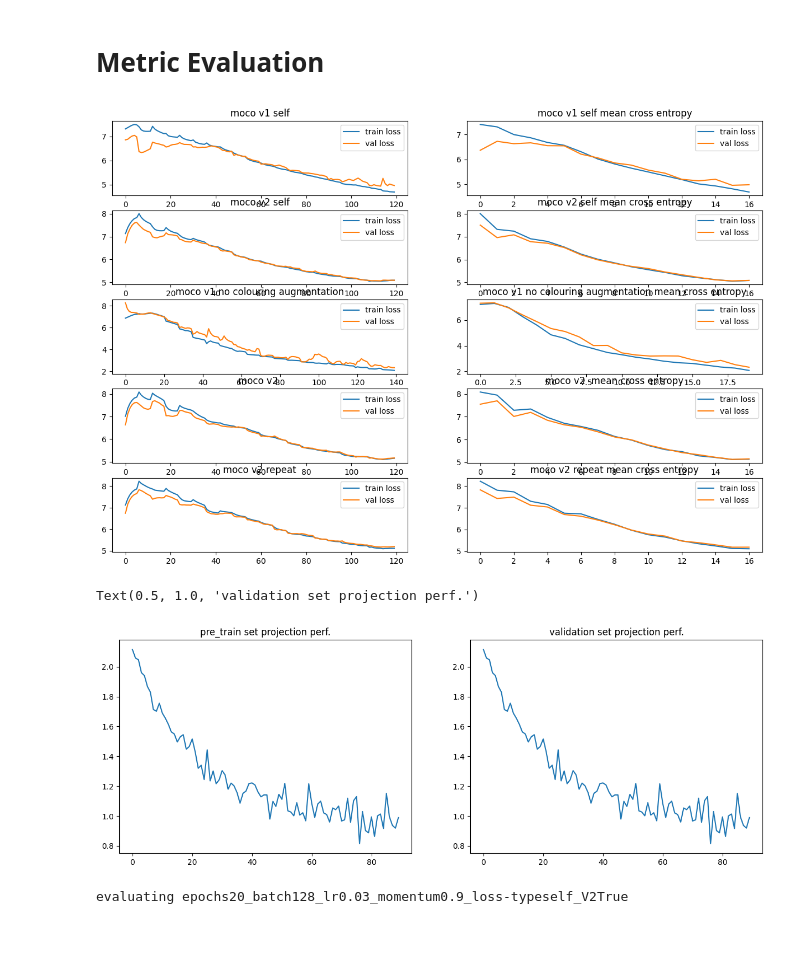
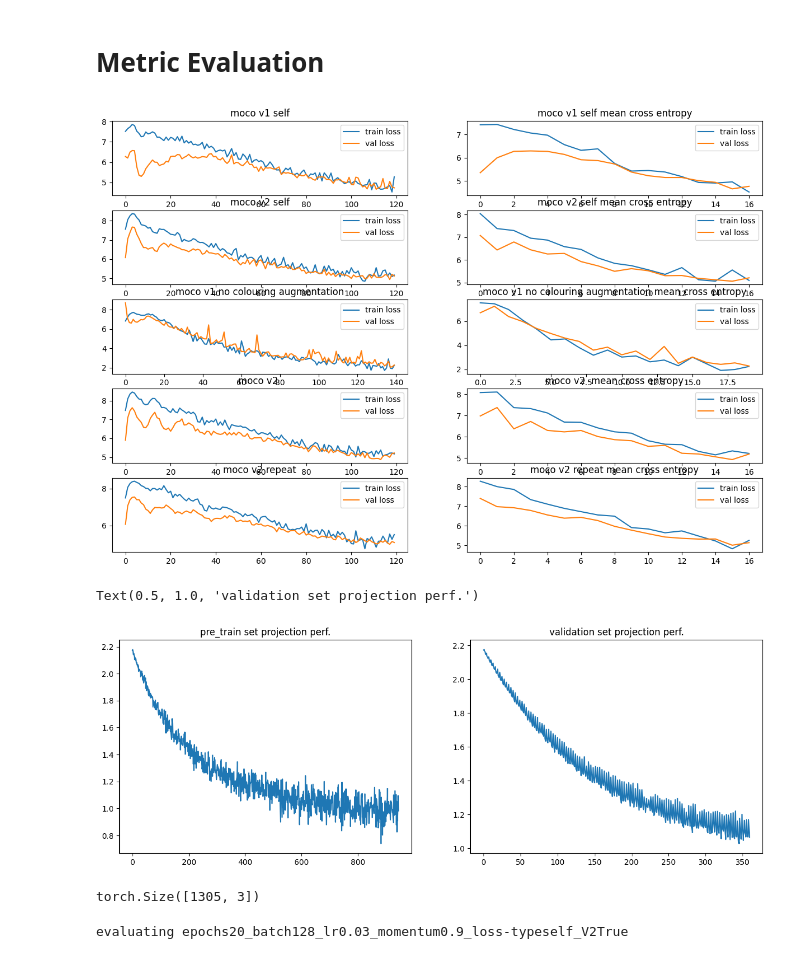
Before and after one commit to xu-shitong/Contrastive-Medical-Image-Classification, a Jupyter notebook: moco/moco.ipynb, the cells around one changed output. Cells and saved outputs as stored; diff of their text form; code cells hidden in the pictures.

```diff
--- a/moco/moco.ipynb
+++ b/moco/moco.ipynb
@@ -78,6 +78,7 @@ LOSS_TYPE = "self"
 # LOSS_TYPE = "binary-ce"
 TRAIN_SET_RATIO = 0.9
 MOCO_V2 = True
+PROJ_HEAD_EPOCH_NUM = 20
 
 trial_name = f"epochs{EPOCH_NUM}_batch{BATCH_SIZE}_lr{LEARNING_RATE}_momentum{MOMENTUM}_loss-type{LOSS_TYPE}_V2{MOCO_V2}"
 arg_command = \
@@ -491,7 +492,7 @@ mem_report()
 # model = torch.load(f"{trial_name}.pickle")
 # %%
 model.eval()
-eval_set_info = [("val_loader", val_loader, 15 * 8), ("pretrain_loader", pretrain_loader, 15)]
+eval_set_info = [("val_loader", val_loader, PROJ_HEAD_EPOCH_NUM * 8), ("pretrain_loader", pretrain_loader, PROJ_HEAD_EPOCH_NUM)]
 for eval_loader_name, eval_loader, eval_epoch_num in eval_set_info:
     classification_head = nn.Linear(128, 9).cuda(args.gpu)
     head_optimizer = torch.optim.SGD(classification_head.parameters(), 0.05)
@@ -517,6 +518,7 @@ for eval_loader_name, eval_loader, eval_epoch_num in eval_set_info:
           if i % 10 == 0 and not i == 0:
             summary.write(f"classification loss: {eval_loader_name}: epoch {epoch}[{i}]{l.item()}\n")
 
+    summary.write("\n")
     torch.save(classification_head, f"{slurm_id}_{trial_name}_head_{eval_loader_name}.pickle")
 # %%
 if WORKING_ENV == 'LABS':
@@ -537,7 +539,7 @@ def extract_float(file_name, start="Epoch"):
     except ValueError:
       return False
   file = open(file_name)
-  l = [[float(word) for word in re.split("\n|,| |\t|\(|\)", line) if isfloat(word)] for line in file if line.startswith(start)]
+  l = [[float(word) for word in re.split("\n|,| |\t|\(|\)|\[|\]", line) if isfloat(word)] for line in file if line.startswith(start)]
   return torch.tensor(l)
 
 # general propose plot
@@ -574,18 +576,22 @@ for i, file_name in enumerate(file_names):
   axarr[i, -1].set_title(names[i] + " mean cross entropy")
   axarr[i, -1].legend(loc="upper right")
 # %% [output]
-[figure, old version]
+[figure, new version]
 # %%
-file_name = "./70407_epochs20_batch128_lr0.03_momentum0.9_loss-typeself_V2True.txt"
+file_name = "./70477_epochs20_batch128_lr0.03_momentum0.9_loss-typeself_V2True.txt"
 fig, axarr = plt.subplots(1, 2, figsize=(15, 5))
 losses = extract_float(file_name, "classification loss: ")
-axarr[0].plot(losses)
+axarr[0].plot(losses[:945, 2])
 axarr[0].set_title("pre_train set projection perf.")
-axarr[1].plot(losses)
+axarr[1].plot(losses[945:, 2])
 axarr[1].set_title("validation set projection perf.")
 # %% [output]
 Text(0.5, 1.0, 'validation set projection perf.')
-[figure, old version]
+[figure, new version]
+# %%
+losses.shape
+# %% [output]
+torch.Size([1305, 3])
 # %%
 test_data = medmnist.PathMNIST("test", download=False, root=args.data,
                                   #  transform=loader.TwoCropsTransform(transforms.Compose(augmentation)))
```
Also changed, not shown: parts of 1 cell of this notebook, 4 other files.
